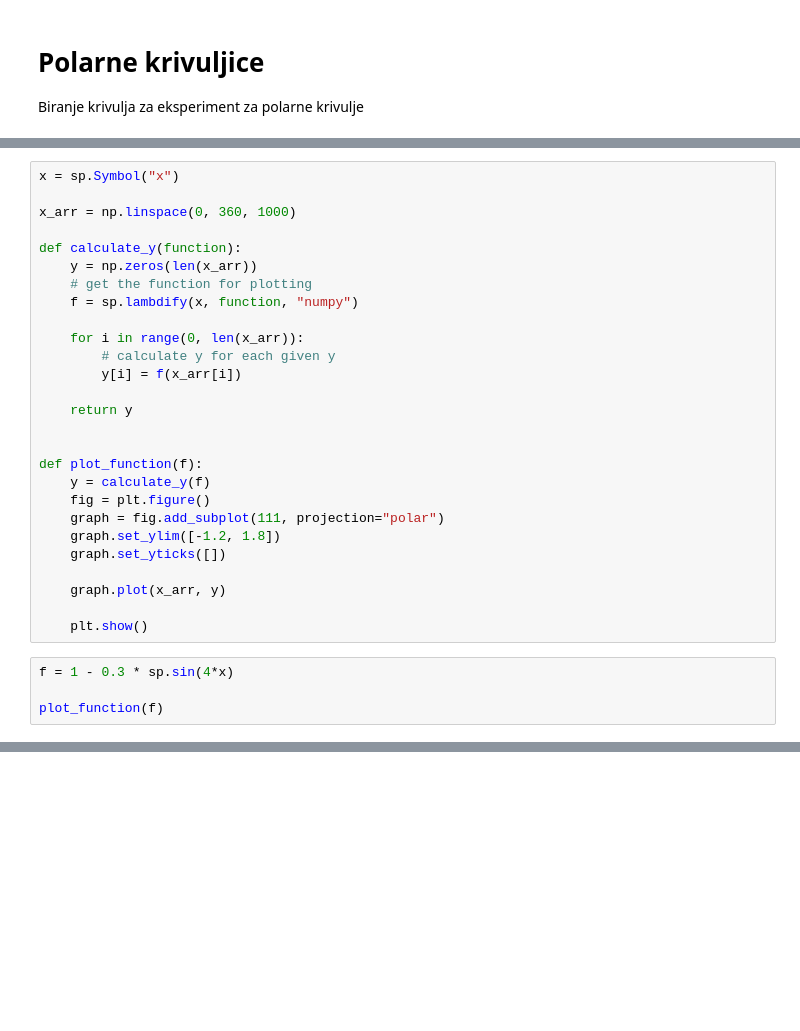
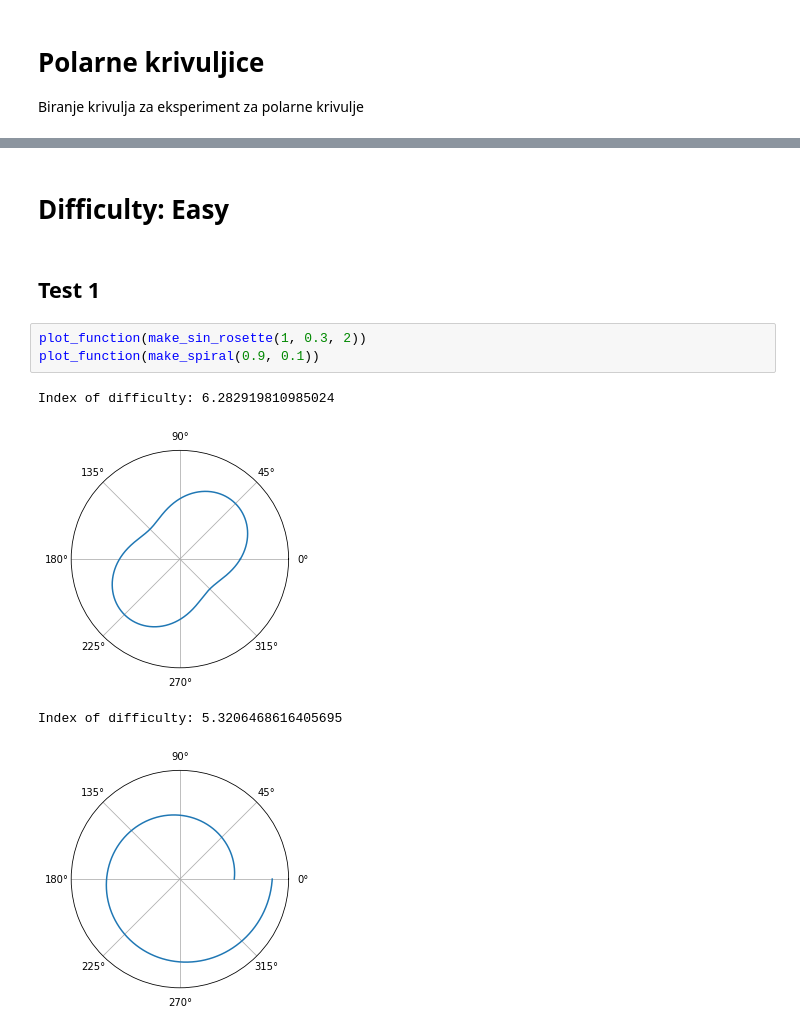
Before and after one commit to ivanazuzic/Efficiency-of-dragging-gestures, a Jupyter notebook: playground/Polarne krivuljice.ipynb, the cells around one changed output, grey strips where cells are left out. Drawn from its saved outputs; the diff is of its cells as text; blank space fills up the shorter version.

Commit message:
First draft of polar curves for test

```diff
--- a/playground/Polarne krivuljice.ipynb
+++ b/playground/Polarne krivuljice.ipynb
@@ -9,31 +9,0 @@ import numpy as np
-# %%
-x = sp.Symbol("x")
-
-x_arr = np.linspace(0, 360, 1000)
-
-def calculate_y(function):
-    y = np.zeros(len(x_arr))
-    # get the function for plotting
-    f = sp.lambdify(x, function, "numpy")
-
-    for i in range(0, len(x_arr)):
-        # calculate y for each given y
-        y[i] = f(x_arr[i])
-
-    return y
-
-
-def plot_function(f):
-    y = calculate_y(f)
-    fig = plt.figure()
-    graph = fig.add_subplot(111, projection="polar")
-    graph.set_ylim([-1.2, 1.8])
-    graph.set_yticks([])
-
-    graph.plot(x_arr, y)
-
-    plt.show()
-# %%
-f = 1 - 0.3 * sp.sin(4*x)
-
-plot_function(f)
@@ -41,0 +121,12 @@ plot_function(f)
+# %% [markdown]
+# Difficulty: Easy
+# %% [markdown]
+## Test 1
+# %%
+plot_function(make_sin_rosette(1, 0.3, 2))
+plot_function(make_spiral(0.9, 0.1))
+# %% [output]
+Index of difficulty: 6.282919810985024
+[figure, added]
+Index of difficulty: 5.3206468616405695
+[figure, added]
```
Also changed, not shown: parts of 14 cells of this notebook.
